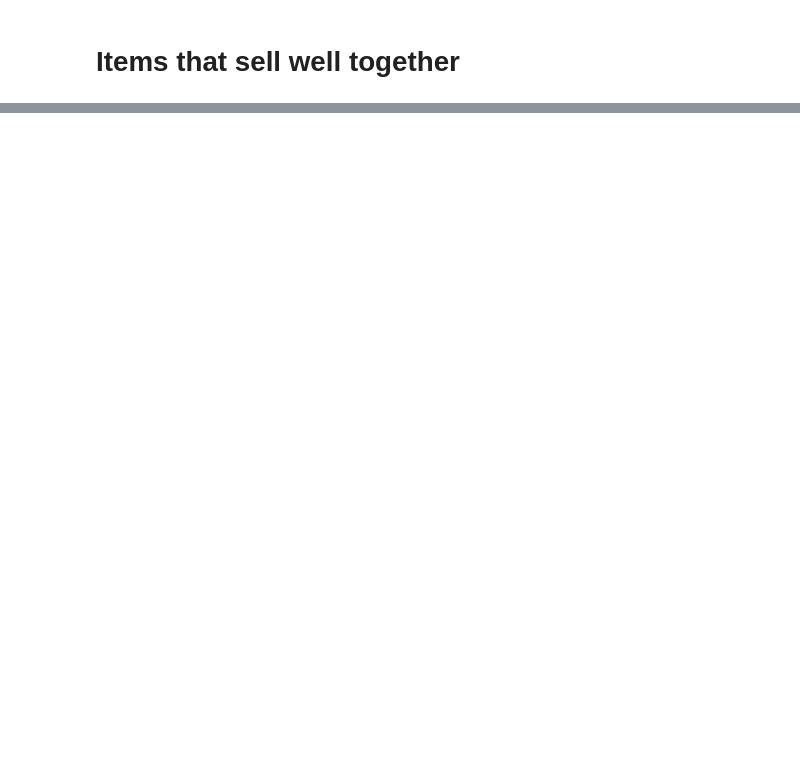
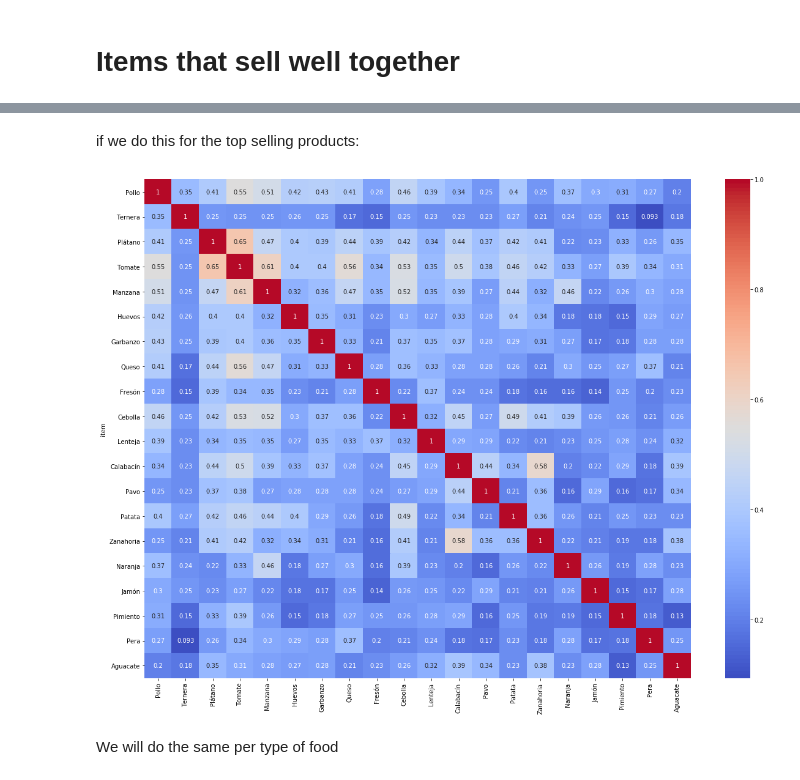
Before and after one commit to adriaferrer/Vimet, a Jupyter notebook: 02. Descriptive statistics/Descriptive _stats_all.ipynb, the cells around one changed output, grey strips where cells are left out. Drawn from its saved outputs; the diff is of its cells as text; code cells hidden in the pictures; blank space fills up the shorter version.

```diff
--- a/02. Descriptive statistics/Descriptive _stats_all.ipynb
+++ b/02. Descriptive statistics/Descriptive _stats_all.ipynb
@@ -63,0 +69,38 @@ plt.show()
+# %% [markdown]
+if we do this for the top selling products:
+# %%
+#We'll take the top 20 selling products
+top_20 = list(items.groupby('tags').sum()['Lineitem quantity'].sort_values(ascending=False).head(20).index)
+
+# This will be the matrix to store the results
+tag20_matrix = []
+
+# We iterate through the list of items
+for tag_n in top_20:
+    tag_row = []
+
+    #We find the id's of the orders where this item appears
+    names_n = list(items[items['tags']==tag_n]['Name'])
+    # For each element, we iterate through all the elements
+    for tag_m in top_20:
+
+        #We find the id's of the orders where this second item appears
+        names_m = list(items[items['tags']==tag_m]['Name'])
+        #We calculate the relative frequency of the second item over the times the first item apears
+        value=len(set(names_n).intersection(set(names_m)))/len(set(names_n).union(set(names_m)))
+        tag_row.append(value)
+    tag20_matrix.append(tag_row)
+# %%
+matrix_20 = pd.DataFrame(tag20_matrix, columns=top_20)
+matrix_20['item'] = top_20
+matrix_20 = matrix_20.set_index('item')
+# %%
+plt.figure(figsize=(20,15))
+cmap = sns.color_palette("coolwarm", 128)
+sns.heatmap(matrix_20, cmap=cmap, annot=True)
+
+plt.show()
+# %% [output]
+[figure, added]
+# %% [markdown]
+We will do the same per type of food
```
Also changed, not shown: parts of 11 cells of this notebook, 1 other file.
